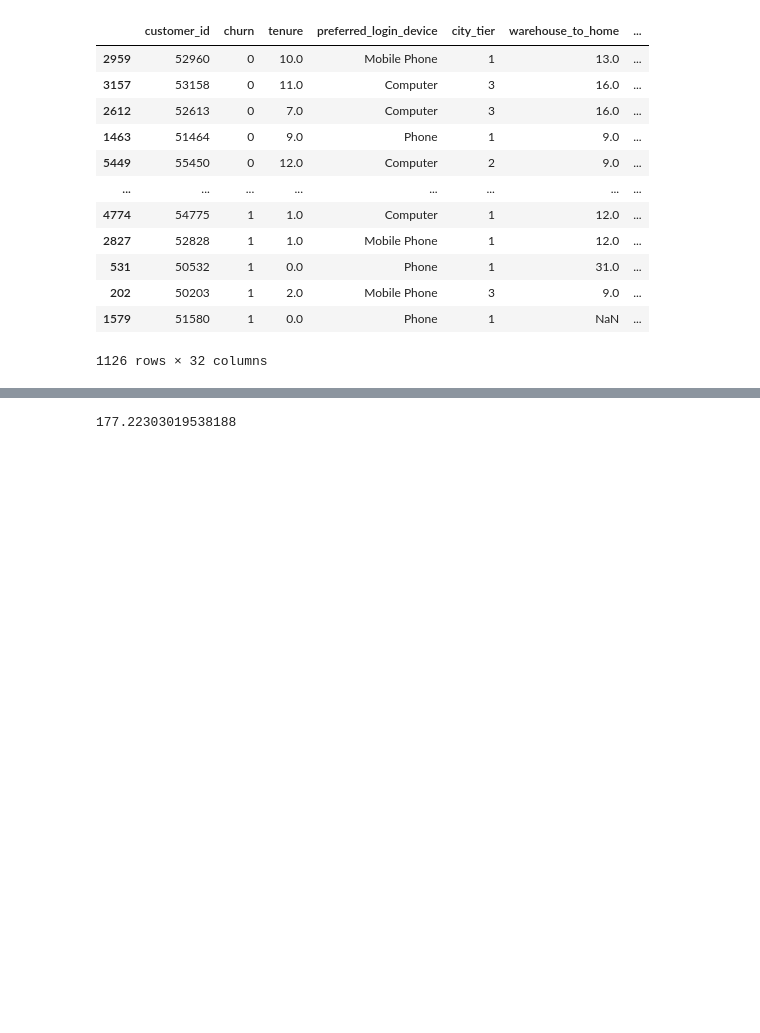
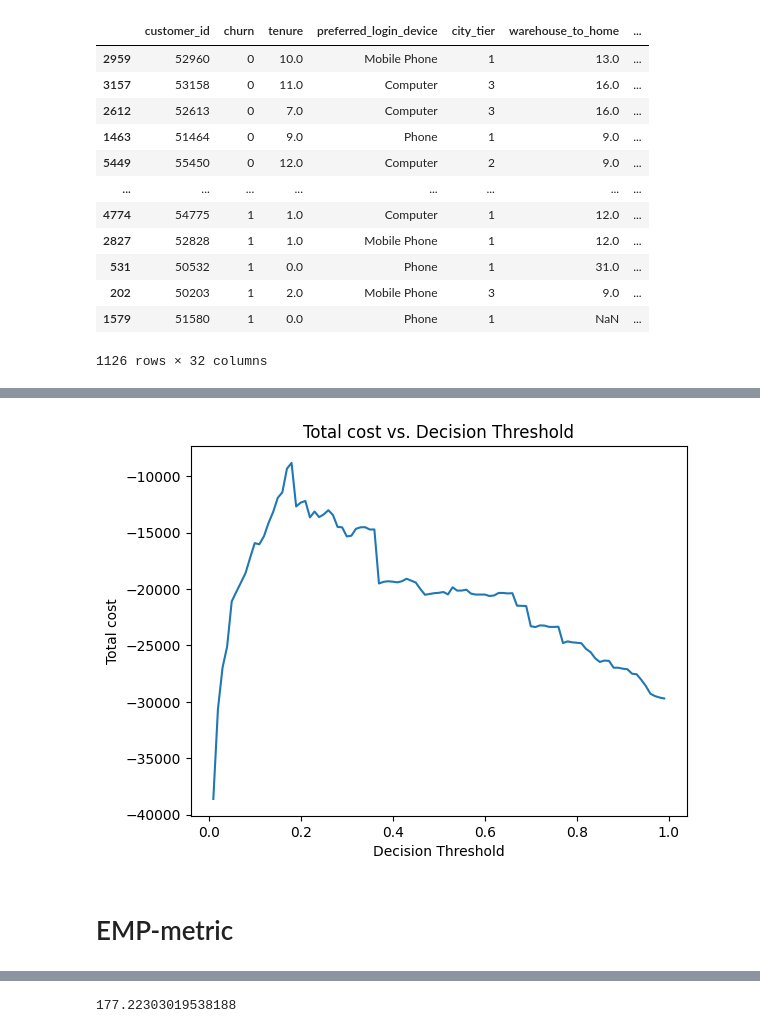
Before and after one commit to stijn-dg/End-to-end-project---Customer-churn, a Jupyter notebook: notebooks/e_commerce_churn.ipynb, the cells around one changed output, grey strips where cells are left out. Saved outputs shown, nothing was run; the diff lists cells and outputs as text; code cells hidden in the pictures; blank space fills up the shorter version.

```diff
--- a/notebooks/e_commerce_churn.ipynb
+++ b/notebooks/e_commerce_churn.ipynb
@@ -464,0 +500,22 @@ EP :  32.936244553883824
+# %%
+test_predictions_xgb_2 = test.copy(deep=True)
+test_predictions_xgb_2["y_predicted"] = best_pipeline_xgb.predict(test_predictions_xgb_2.drop(y, axis=1))
+test_predictions_xgb_2["churn_encoded"] = fit_le.transform(test_predictions_xgb_2["churn"])
+
+# First check if customers have multiple rows => if so check if we can take other if this instance-based cost
+impute = SimpleImputer(strategy='median')
+test_predictions_xgb_2['A'] = impute.fit_transform(
+    (test_predictions_xgb_2["order_count"]*test_predictions_xgb_2["tenure"]).to_frame())[:, 0]
+
+# Step 3: Apply the function to calculate the cost for each instance and create the instance-dependent cost matrix
+test_predictions_xgb_2['instance_cost'] = test_predictions_xgb_2.apply(lambda row: instance_dependent_cost_churn_2(
+    row['y_predicted'], row["churn_encoded"], row["A"]), axis=1)
+
+test_predictions_xgb_2["y_predicted_decoded"] = fit_le.inverse_transform(
+    test_predictions_xgb_2["y_predicted"])
+
+# Print the DataFrame with the instance-dependent cost matrix
+test_predictions_xgb_2[['churn', 'y_predicted_decoded', "A", 'instance_cost']]
+
+print(f"Test cost/loss = {test_predictions_xgb_2['instance_cost'].sum():.0f}.")
+print(' total cost/loss average : ' , test_predictions_xgb_2['instance_cost'].sum()/len(test_predictions_xgb_2))
@@ -464,0 +550,4 @@ EP :  32.936244553883824
+# %%
+test_predictions_xgb_2['y_predicted_proba_xgb']= best_pipeline_xgb.predict_proba(test_predictions_xgb_2.drop(y, axis=1))[:, 1]
+best_threshold_xgb, AMC_xgb, lowest_cost_xgb = compute_best_threshold_2(test_predictions_xgb_2, best_pipeline_xgb, y, cb_column, y_predicted_proba_col_name="y_predicted_proba_xgb", instance_dependent_cost_type= 'churn_2')
+# %% [output]
@@ -464,0 +571,3 @@ EP :  32.936244553883824
+[figure, added]
+# %% [markdown]
+# EMP-metric
```
Also changed, not shown: parts of 79 cells of this notebook, 18 other files.
